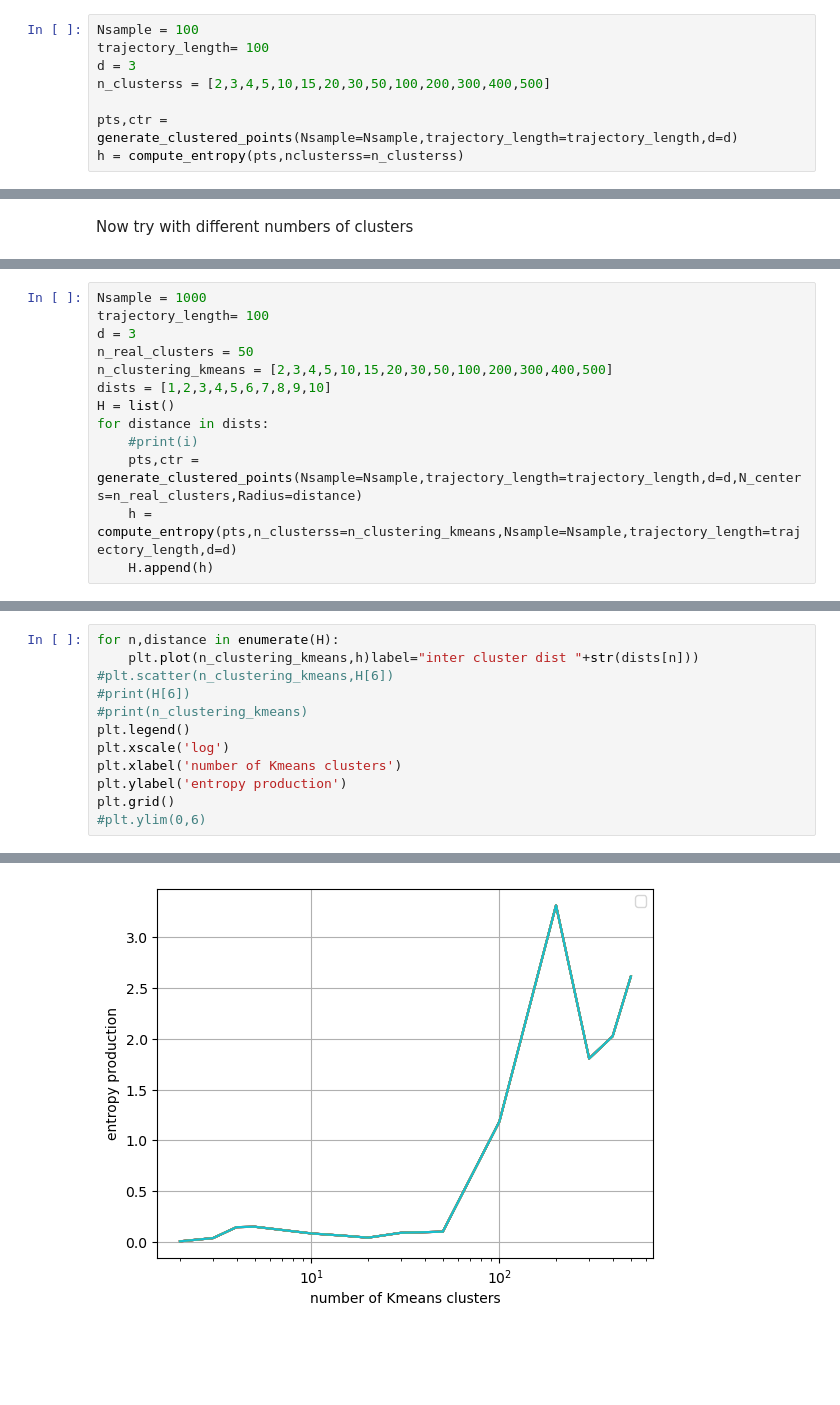
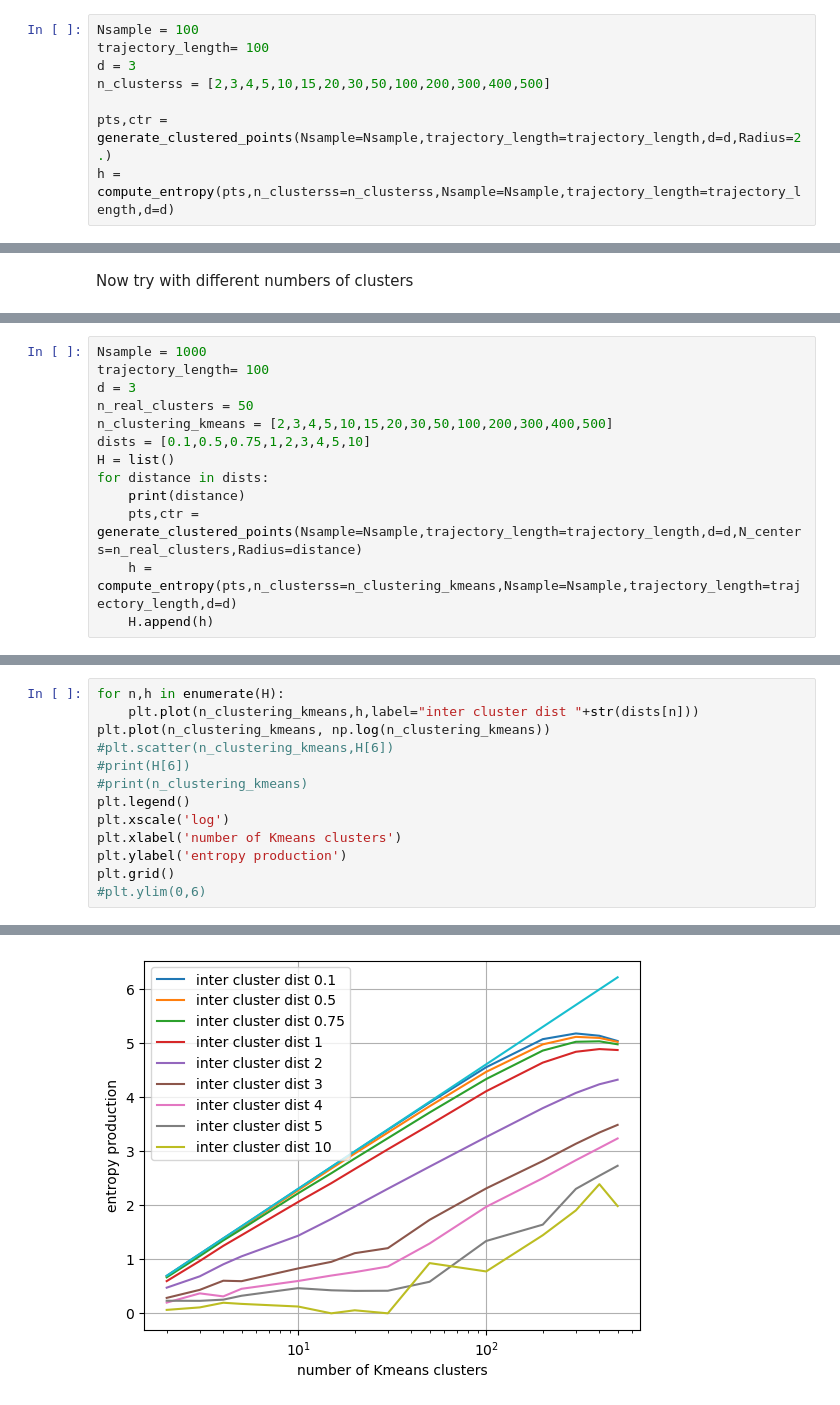
Before and after one commit to HugoLeRoy94/ClusterAnalysis, a Jupyter notebook: unit_test/entropy_random_points.ipynb, the cells around one changed output, grey strips where cells are left out. Drawn from its saved outputs; the diff is of its cells as text; blank space fills up the shorter version.

Commit message:
optimize the entropy of random points

```diff
--- a/unit_test/entropy_random_points.ipynb
+++ b/unit_test/entropy_random_points.ipynb
@@ -19,5 +19,5 @@ trajectory_length= 100
 d = 3
 n_clusterss = [2,3,4,5,10,15,20,30,50,100,200,300,400,500]
 
-pts,ctr = generate_clustered_points(Nsample=Nsample,trajectory_length=trajectory_length,d=d)
-h = compute_entropy(pts,nclusterss=n_clusterss)
+pts,ctr = generate_clustered_points(Nsample=Nsample,trajectory_length=trajectory_length,d=d,Radius=2.)
+h = compute_entropy(pts,n_clusterss=n_clusterss,Nsample=Nsample,trajectory_length=trajectory_length,d=d)
@@ -102,10 +68,10 @@ trajectory_length= 100
 d = 3
 n_real_clusters = 50
 n_clustering_kmeans = [2,3,4,5,10,15,20,30,50,100,200,300,400,500]
-dists = [1,2,3,4,5,6,7,8,9,10]
+dists = [0.1,0.5,0.75,1,2,3,4,5,10]
 H = list()
 for distance in dists:
-    #print(i)
+    print(distance)
     pts,ctr = generate_clustered_points(Nsample=Nsample,trajectory_length=trajectory_length,d=d,N_centers=n_real_clusters,Radius=distance)
     h = compute_entropy(pts,n_clusterss=n_clustering_kmeans,Nsample=Nsample,trajectory_length=trajectory_length,d=d)
     H.append(h)
@@ -112,6 +88,7 @@ for distance in dists:
 # %%
-for n,distance in enumerate(H):
-    plt.plot(n_clustering_kmeans,h)label="inter cluster dist "+str(dists[n]))
+for n,h in enumerate(H):
+    plt.plot(n_clustering_kmeans,h,label="inter cluster dist "+str(dists[n]))
+plt.plot(n_clustering_kmeans, np.log(n_clustering_kmeans))
 #plt.scatter(n_clustering_kmeans,H[6])
 #print(H[6])
 #print(n_clustering_kmeans)
@@ -135 +102 @@ plt.grid()
-[figure, old version]
+[figure, new version]
```
Also changed, not shown: parts of 9 cells of this notebook, 1 other file.
